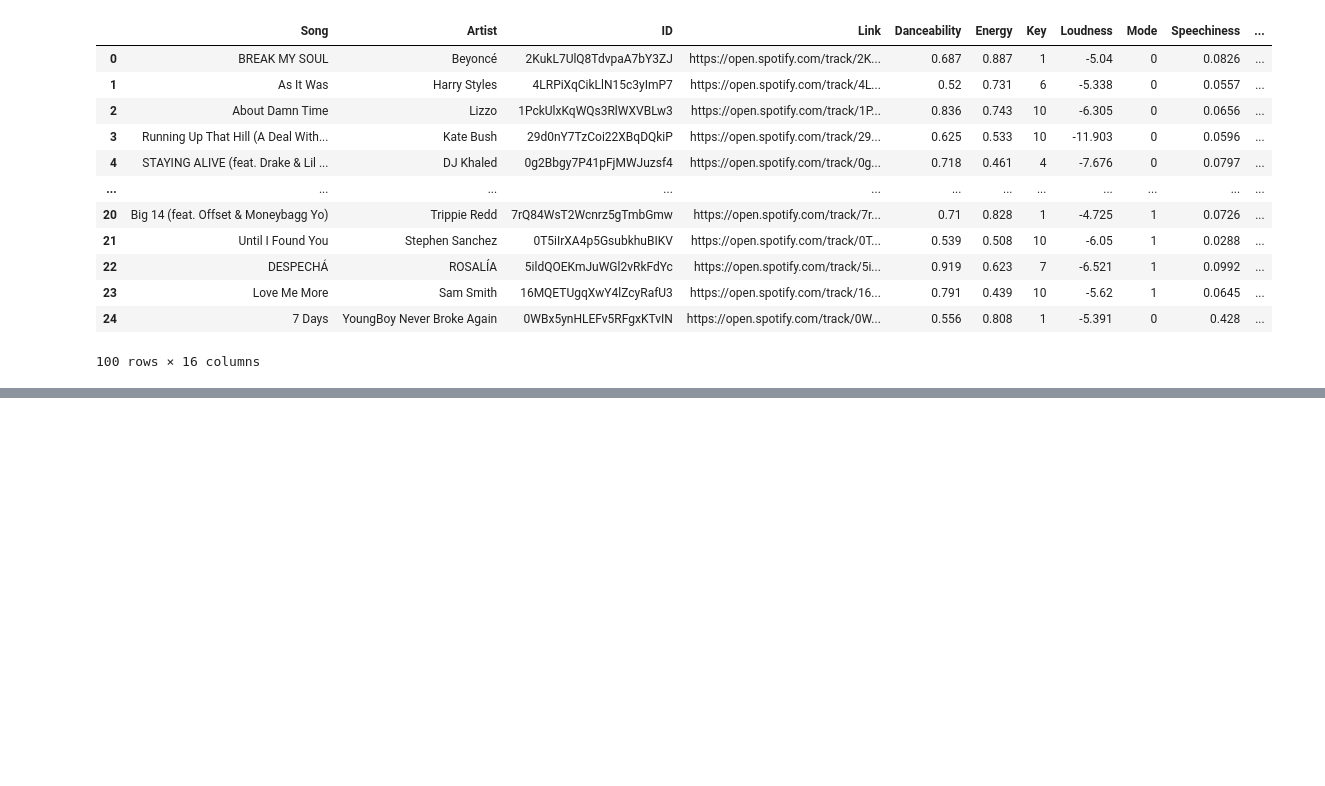
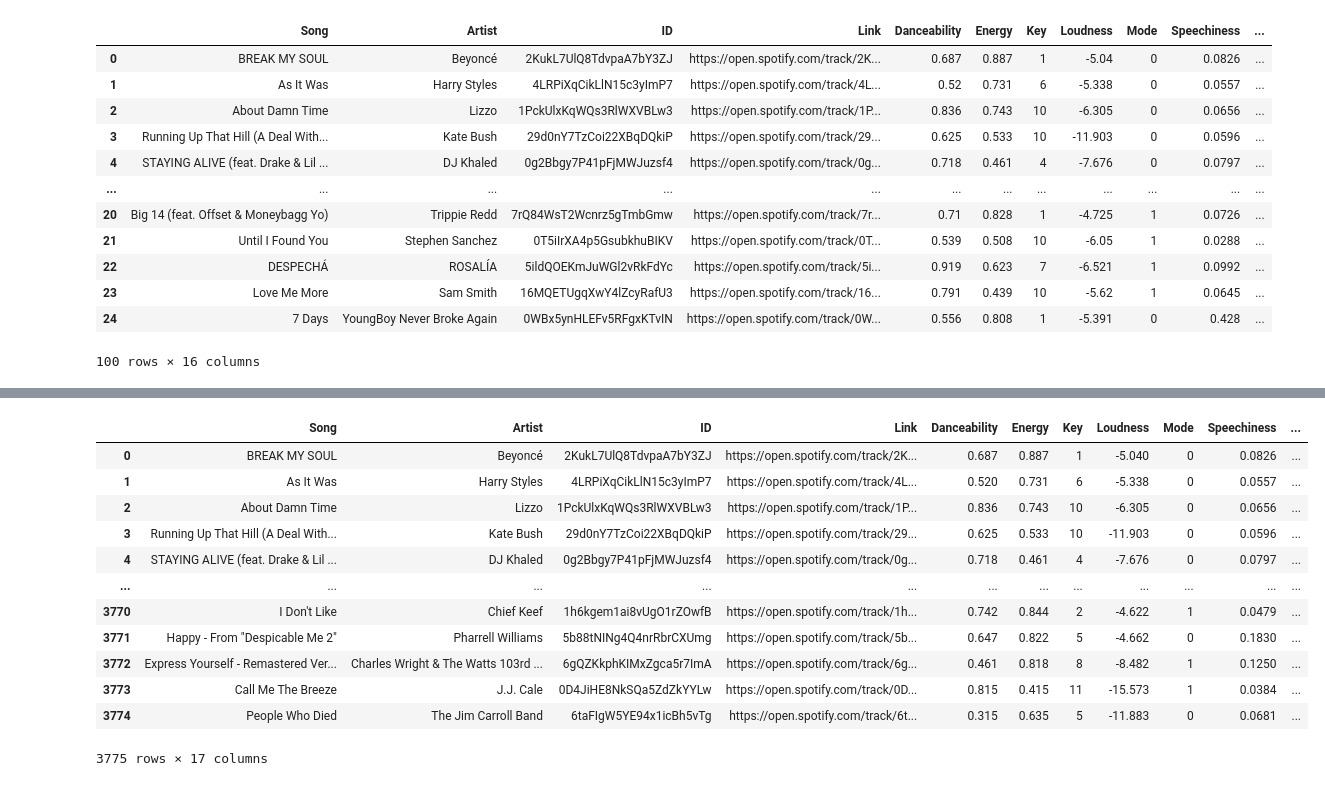
Before and after one commit to Alfon22A/Spot-me-songs, a Jupyter notebook: Notebooks/Main.ipynb, the cells around one changed output, grey strips where cells are left out. Drawn from its saved outputs; the diff is of its cells as text; code cells hidden in the pictures; blank space fills up the shorter version.

```diff
--- a/Notebooks/Main.ipynb
+++ b/Notebooks/Main.ipynb
@@ -556,0 +533,3 @@ hot_100_data.to_csv("Hot_100_Data.csv")
+# %%
+hot_100 = pd.read_csv("../Data/Clean/Hot_100_Data.csv", index_col = 0)
+hot_100.head()
@@ -556,0 +543,3 @@ hot_100_data.to_csv("Hot_100_Data.csv")
+# %%
+hot_100["Label"] = "H"
+hot_100.head()
@@ -556,0 +553,3 @@ hot_100_data.to_csv("Hot_100_Data.csv")
+# %%
+not_hot = pd.read_csv("../Data/Clean/Not_Hot.csv", index_col = 0)
+not_hot.head()
@@ -556,0 +563,3 @@ hot_100_data.to_csv("Hot_100_Data.csv")
+# %%
+not_hot["Label"] = "N"
+not_hot.head()
@@ -556,0 +573,17 @@ hot_100_data.to_csv("Hot_100_Data.csv")
+# %%
+songs_db = pd.concat([hot_100, not_hot]).reset_index(drop=True)
+songs_db
+# %% [output]
+|  | Song | Artist | ID | Link | Danceability | Energy | Key | Loudness | Mode | Speechiness | ... |
+| 0 | BREAK MY SOUL | Beyoncé | 2KukL7UlQ8TdvpaA7bY3ZJ | https://open.spotify.com/track/2K... | 0.687 | 0.887 | 1 | -5.040 | 0 | 0.0826 | ... |
+| 1 | As It Was | Harry Styles | 4LRPiXqCikLlN15c3yImP7 | https://open.spotify.com/track/4L... | 0.520 | 0.731 | 6 | -5.338 | 0 | 0.0557 | ... |
+| 2 | About Damn Time | Lizzo | 1PckUlxKqWQs3RlWXVBLw3 | https://open.spotify.com/track/1P... | 0.836 | 0.743 | 10 | -6.305 | 0 | 0.0656 | ... |
+| 3 | Running Up That Hill (A Deal With... | Kate Bush | 29d0nY7TzCoi22XBqDQkiP | https://open.spotify.com/track/29... | 0.625 | 0.533 | 10 | -11.903 | 0 | 0.0596 | ... |
+| 4 | STAYING ALIVE (feat. Drake & Lil ... | DJ Khaled | 0g2Bbgy7P41pFjMWJuzsf4 | https://open.spotify.com/track/0g... | 0.718 | 0.461 | 4 | -7.676 | 0 | 0.0797 | ... |
+| ... | ... | ... | ... | ... | ... | ... | ... | ... | ... | ... | ... |
+| 3770 | I Don't Like | Chief Keef | 1h6kgem1ai8vUgO1rZOwfB | https://open.spotify.com/track/1h... | 0.742 | 0.844 | 2 | -4.622 | 1 | 0.0479 | ... |
+| 3771 | Happy - From "Despicable Me 2" | Pharrell Williams | 5b88tNINg4Q4nrRbrCXUmg | https://open.spotify.com/track/5b... | 0.647 | 0.822 | 5 | -4.662 | 0 | 0.1830 | ... |
+| 3772 | Express Yourself - Remastered Ver... | Charles Wright & The Watts 103rd ... | 6gQZKkphKIMxZgca5r7ImA | https://open.spotify.com/track/6g... | 0.461 | 0.818 | 8 | -8.482 | 1 | 0.1250 | ... |
+| 3773 | Call Me The Breeze | J.J. Cale | 0D4JiHE8NkSQa5ZdZkYYLw | https://open.spotify.com/track/0D... | 0.815 | 0.415 | 11 | -15.573 | 1 | 0.0384 | ... |
+| 3774 | People Who Died | The Jim Carroll Band | 6taFIgW5YE94x1icBh5vTg | https://open.spotify.com/track/6t... | 0.315 | 0.635 | 5 | -11.883 | 0 | 0.0681 | ... |
+3775 rows × 17 columns
```
Also changed, not shown: parts of 48 cells of this notebook, 59 other files.
